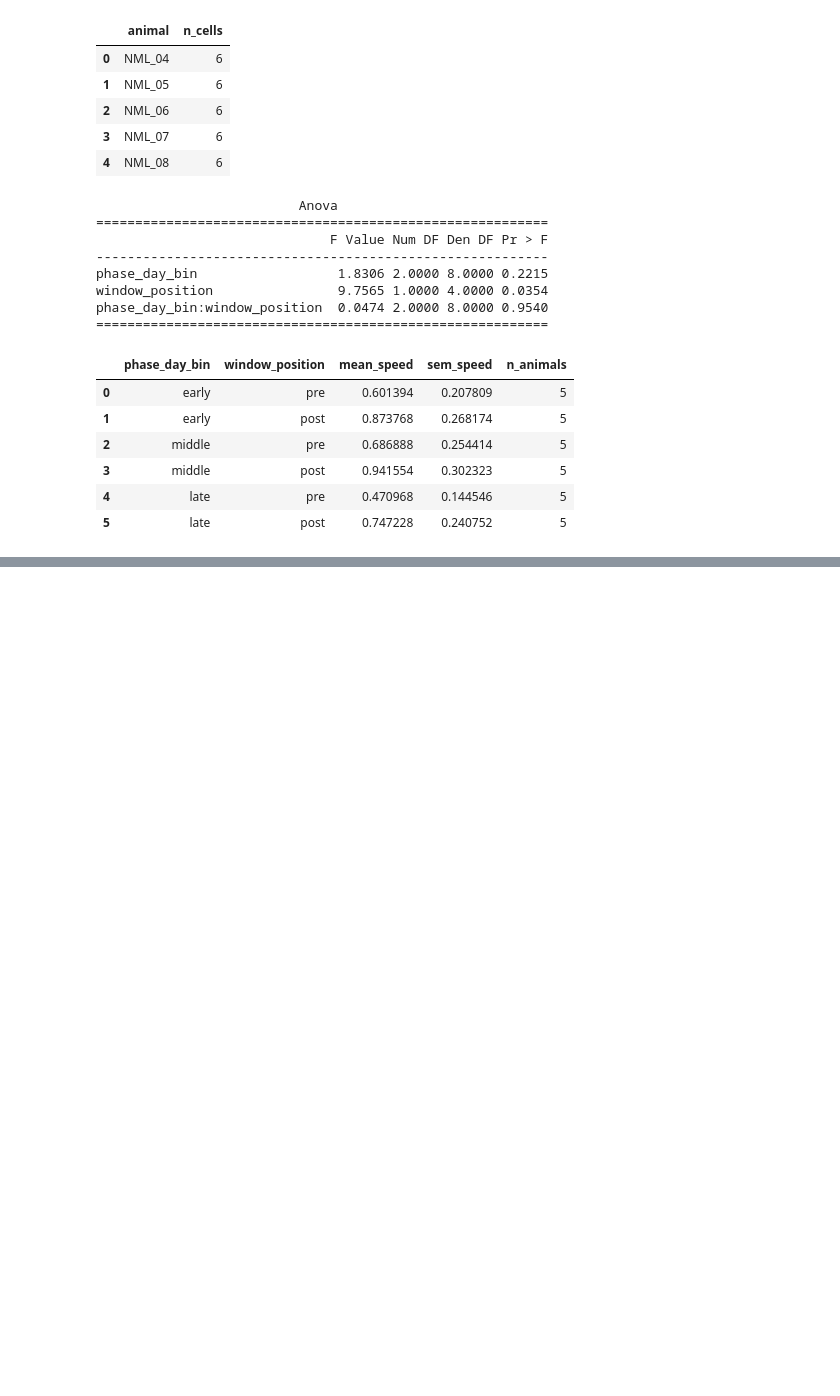
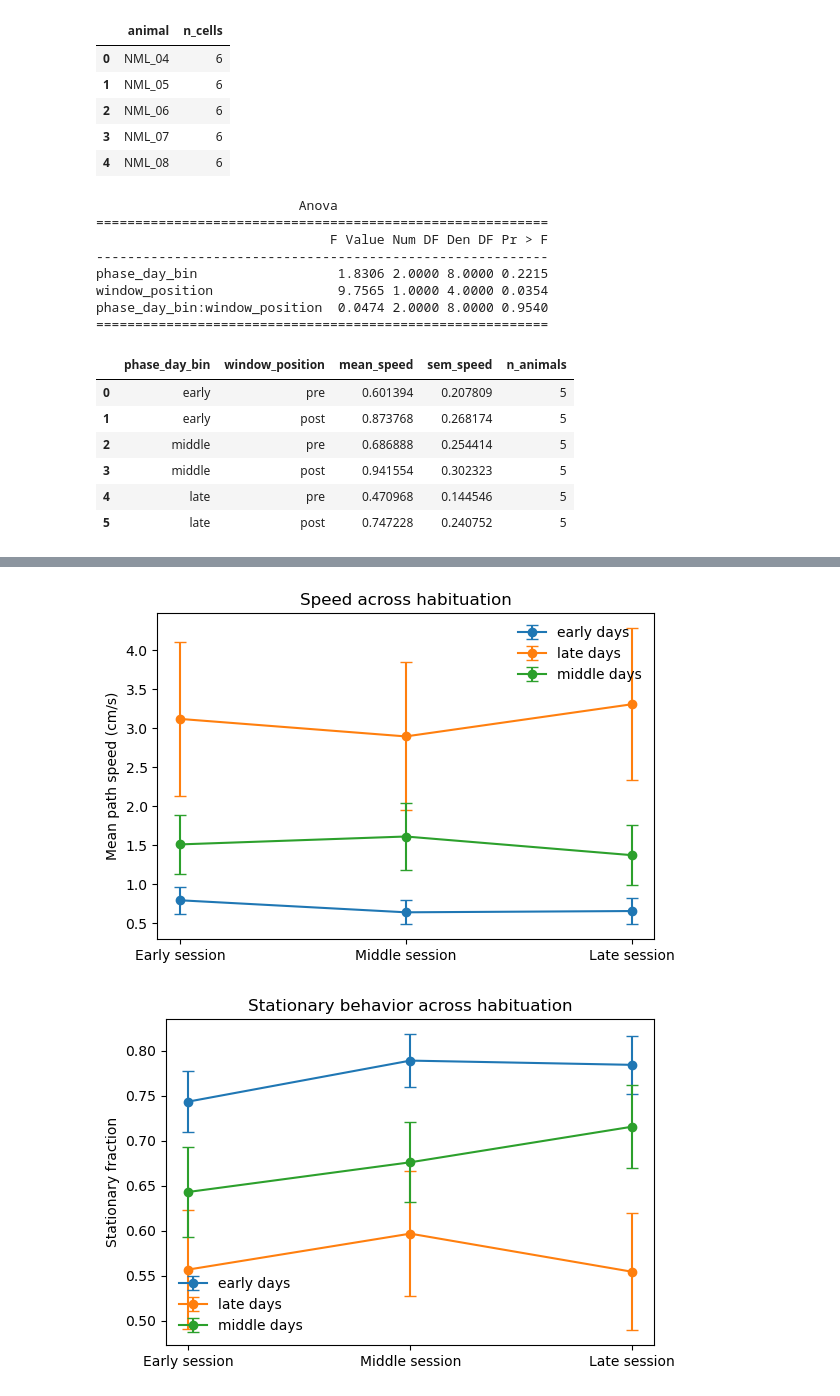
Before and after one commit to neuromomentumlab/Classical_Conditioning_Air_Wheel, a Jupyter notebook: Python/notebooks/epoch_analysis_viz.ipynb, the cells around one changed output, grey strips where cells are left out. Cells and saved outputs as stored; diff of their text form; code cells hidden in the pictures; blank space fills up the shorter version.

```diff
--- a/Python/notebooks/epoch_analysis_viz.ipynb
+++ b/Python/notebooks/epoch_analysis_viz.ipynb
@@ -498,0 +1242,70 @@ speed_means
+# %%
+import matplotlib.pyplot as plt
+
+def plot_hab_summary(summary_df, y_col, sem_col, ylabel, title):
+    fig, ax = plt.subplots(figsize=(6, 4))
+
+    x_order = ["early", "middle", "late"]
+    x = np.arange(len(x_order))
+
+    for day_bin, sub in summary_df.groupby("phase_day_bin", observed=False):
+        sub = sub.set_index("session_time_bin").loc[x_order].reset_index()
+
+        ax.errorbar(
+            x,
+            sub[y_col],
+            yerr=sub[sem_col],
+            marker="o",
+            capsize=4,
+            label=f"{day_bin} days"
+        )
+
+    ax.set_xticks(x)
+    ax.set_xticklabels(["Early session", "Middle session", "Late session"])
+    ax.set_ylabel(ylabel)
+    ax.set_title(title)
+    ax.legend(frameon=False)
+    plt.tight_layout()
+    plt.show()
+
+
+speed_summary = (
+    hab_led_rm_df
+    .groupby(["phase_day_bin", "session_time_bin"], observed=False)
+    .agg(
+        mean_speed=("mean_speed_path_cms", "mean"),
+        sem_speed=("mean_speed_path_cms", lambda x: x.std(ddof=1) / np.sqrt(len(x))),
+        n=("animal", "nunique"),
+    )
+    .reset_index()
+)
+
+stationary_summary = (
+    hab_led_rm_df
+    .groupby(["phase_day_bin", "session_time_bin"], observed=False)
+    .agg(
+        mean_stationary=("frac_stationary", "mean"),
+        sem_stationary=("frac_stationary", lambda x: x.std(ddof=1) / np.sqrt(len(x))),
+        n=("animal", "nunique"),
+    )
+    .reset_index()
+)
+
+plot_hab_summary(
+    speed_summary,
+    y_col="mean_speed",
+    sem_col="sem_speed",
+    ylabel="Mean path speed (cm/s)",
+    title="Speed across habituation"
+)
+
+plot_hab_summary(
+    stationary_summary,
+    y_col="mean_stationary",
+    sem_col="sem_stationary",
+    ylabel="Stationary fraction",
+    title="Stationary behavior across habituation"
+)
+# %% [output]
+[figure, added]
+[figure, added]
```
Also changed, not shown: parts of 22 cells of this notebook, 4 other files.
